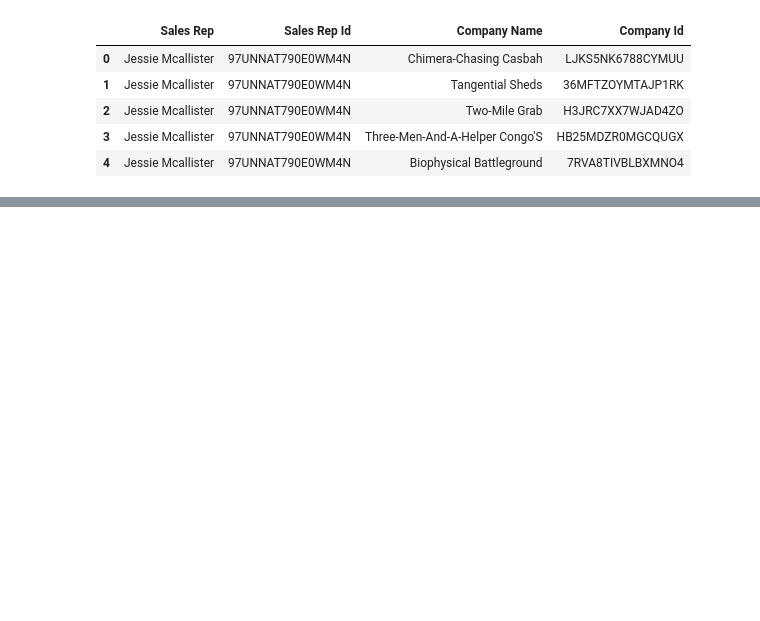
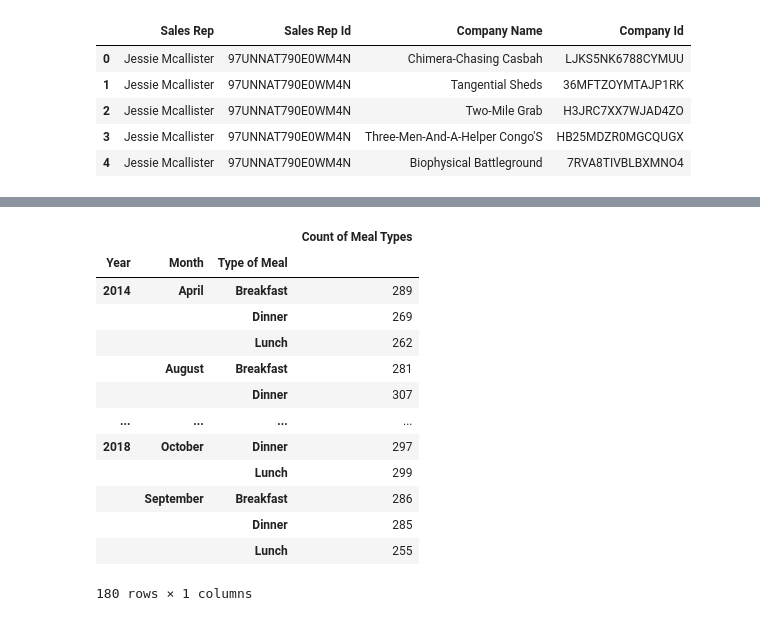
Before and after one commit to MEJillFarley/Supermarket-Ordering-Project-2, a Jupyter notebook: Supermarket.ipynb, the cells around one changed output, grey strips where cells are left out. Saved outputs shown, nothing was run; the diff lists cells and outputs as text; code cells hidden in the pictures; blank space fills up the shorter version.

```diff
--- a/Supermarket.ipynb
+++ b/Supermarket.ipynb
@@ -132,0 +141,22 @@ sales_df.to_csv('Sales_DF.CSV')
+# %%
+#calculate meal type counts, grouped by year, then month, then type of meal
+invoice_clean_df = invoice_df.replace({"Month": month_dict})
+invoice_year_month_df = invoice_clean_df.groupby(["Year", "Month", "Type of Meal"])["Meal Price"].count()
+invoice_new_df = pd.DataFrame([invoice_year_month_df])
+invoice_year_month_count = invoice_new_df.T
+invoice_year_month_count.rename(columns={"Meal Price": "Count of Meal Types"})
+# %% [output]
+|  |  |  | Count of Meal Types |
+| Year | Month | Type of Meal |  |
+| 2014 | April | Breakfast | 289 |
+|  |  | Dinner | 269 |
+|  |  | Lunch | 262 |
+|  | August | Breakfast | 281 |
+|  |  | Dinner | 307 |
+| ... | ... | ... | ... |
+| 2018 | October | Dinner | 297 |
+|  |  | Lunch | 299 |
+|  | September | Breakfast | 286 |
+|  |  | Dinner | 285 |
+|  |  | Lunch | 255 |
+180 rows × 1 columns
```
Also changed, not shown: parts of 7 cells of this notebook.
